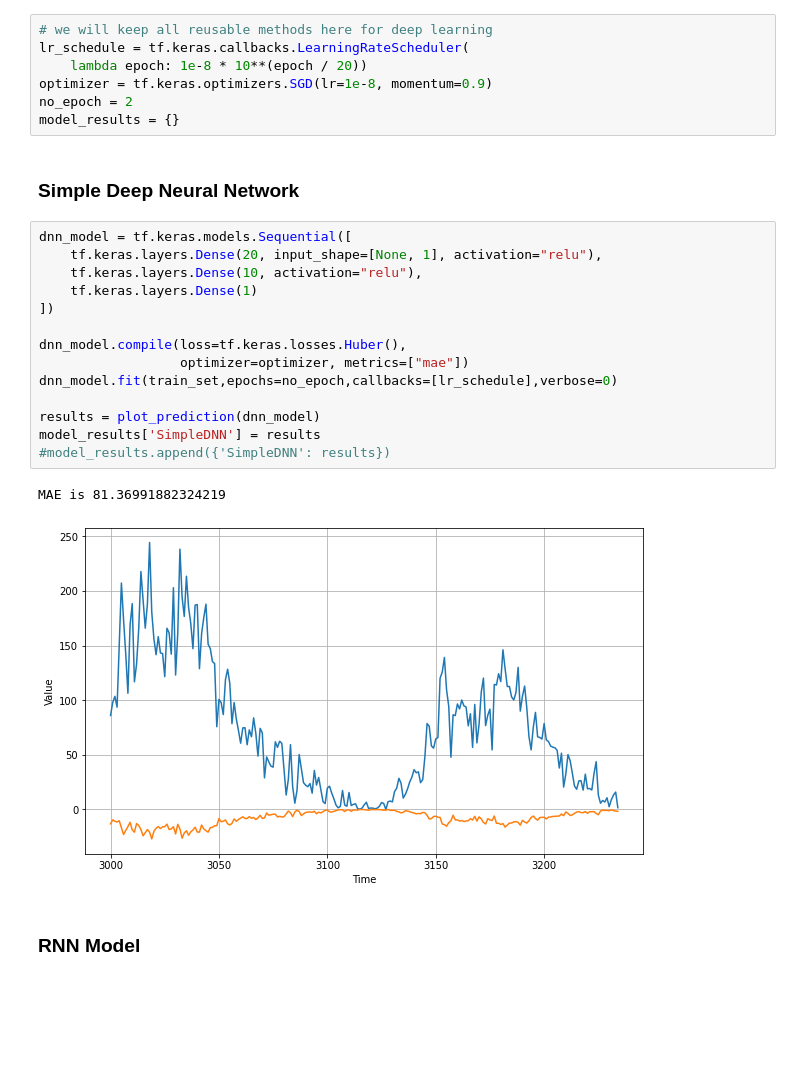
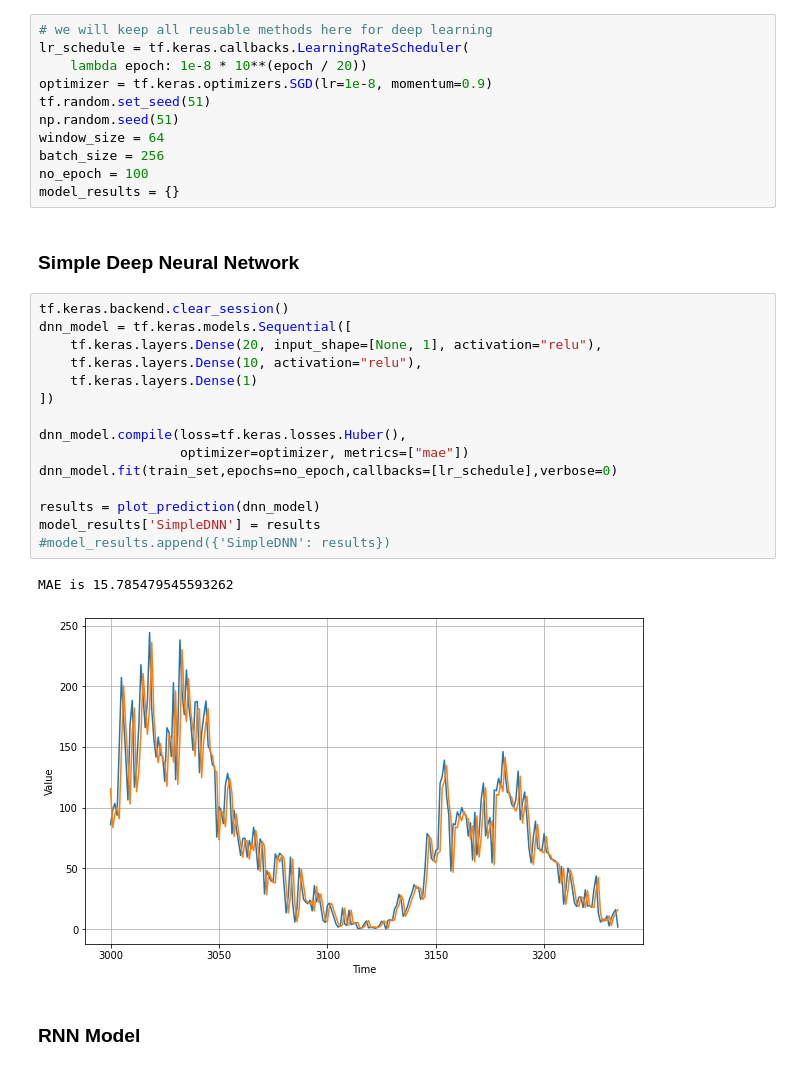
Before and after one commit to mohameddhameem/IBM-Machine-Learning, a Jupyter notebook: Time Series Survival Analysis/Final Assignment/Assignment_TimeSeries_Forecasting.ipynb, the cells around one changed output. Cells and saved outputs as stored; diff of their text form; blank space fills up the shorter version.

```diff
--- a/Time Series Survival Analysis/Final Assignment/Assignment_TimeSeries_Forecasting.ipynb
+++ b/Time Series Survival Analysis/Final Assignment/Assignment_TimeSeries_Forecasting.ipynb
@@ -264,27 +264,32 @@ train_set = windowed_dataset(x_train, window_size=60,
 lr_schedule = tf.keras.callbacks.LearningRateScheduler(
     lambda epoch: 1e-8 * 10**(epoch / 20))
 optimizer = tf.keras.optimizers.SGD(lr=1e-8, momentum=0.9)
-no_epoch = 2
+tf.random.set_seed(51)
+np.random.seed(51)
+window_size = 64
+batch_size = 256
+no_epoch = 100
 model_results = {}
 # %% [markdown]
 ### Simple Deep Neural Network
 # %%
+tf.keras.backend.clear_session()
 dnn_model = tf.keras.models.Sequential([
     tf.keras.layers.Dense(20, input_shape=[None, 1], activation="relu"),
     tf.keras.layers.Dense(10, activation="relu"),
     tf.keras.layers.Dense(1)
 ])
 
 dnn_model.compile(loss=tf.keras.losses.Huber(),
                   optimizer=optimizer, metrics=["mae"])
 dnn_model.fit(train_set,epochs=no_epoch,callbacks=[lr_schedule],verbose=0)
 
 results = plot_prediction(dnn_model)
 model_results['SimpleDNN'] = results
 #model_results.append({'SimpleDNN': results})
 # %% [output]
-MAE is 81.36991882324219
+MAE is 15.785479545593262
-[figure, old version]
+[figure, new version]
 # %% [markdown]
 ### RNN Model
 # %%
```
Also changed, not shown: parts of 7 cells of this notebook.
